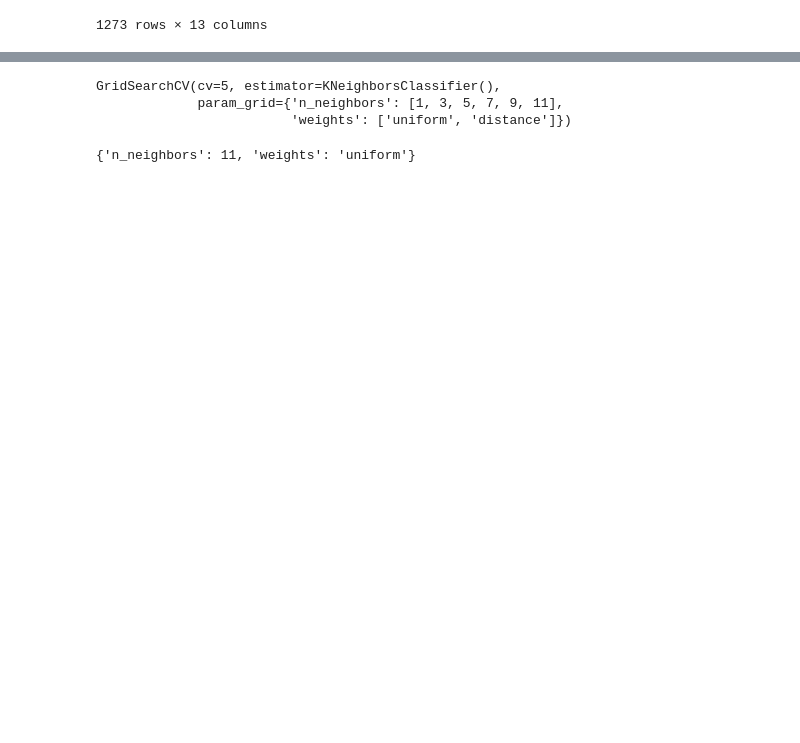
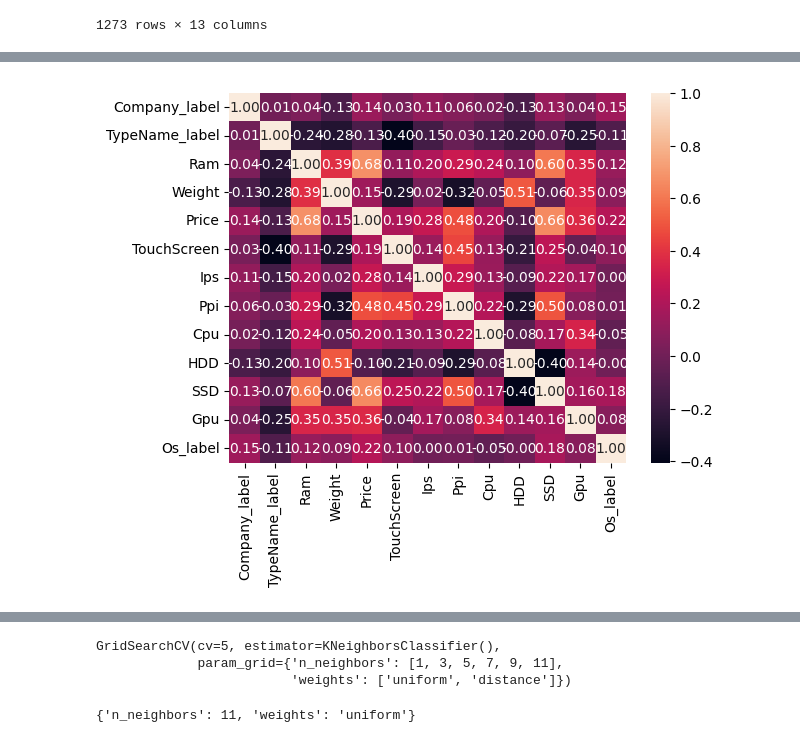
Before and after one commit to 055DavidMario/UAS_ML, a Jupyter notebook: KNN_prediksi_Type_Laptop.ipynb, the cells around one changed output, grey strips where cells are left out. Drawn from its saved outputs; the diff is of its cells as text; code cells hidden in the pictures; blank space fills up the shorter version.

```diff
--- a/KNN_prediksi_Type_Laptop.ipynb
+++ b/KNN_prediksi_Type_Laptop.ipynb
@@ -29,0 +262,8 @@ df
+# %%
+# Create a new column for the encoded
+col_encoder = LabelEncoder()
+df['Company_label'] = col_encoder.fit_transform(df['Company']) #change into numerik data
+df['Cpu'] = col_encoder.fit_transform(df['Cpu_brand']) #change into numerik data
+df['Gpu'] = col_encoder.fit_transform(df['Gpu_brand']) #change into numerik data
+df['TypeName_label'] = col_encoder.fit_transform(df['TypeName']) #change into numerik data
+df['Os_label'] = col_encoder.fit_transform(df['Os']) #change into numerik data
@@ -95,0 +328,6 @@ print(df)
+# %%
+print(df.columns)
+list_value = ["Company_label", "TypeName_label", "Ram", "Weight", "Price", "TouchScreen", "Ips", "Ppi", "Cpu", "HDD", "SSD", "Gpu", "Os_label"]
+
+corr_matrix = df[list_value].corr()
+print(corr_matrix["TypeName_label"].sort_values(ascending=False))
@@ -95,0 +353,5 @@ print(df)
+# %%
+sns.heatmap(df[list_value].corr(), annot=True, fmt=".2f")
+plt.show()
+# %% [output]
+[figure, added]
```
Also changed, not shown: parts of 27 cells of this notebook.
